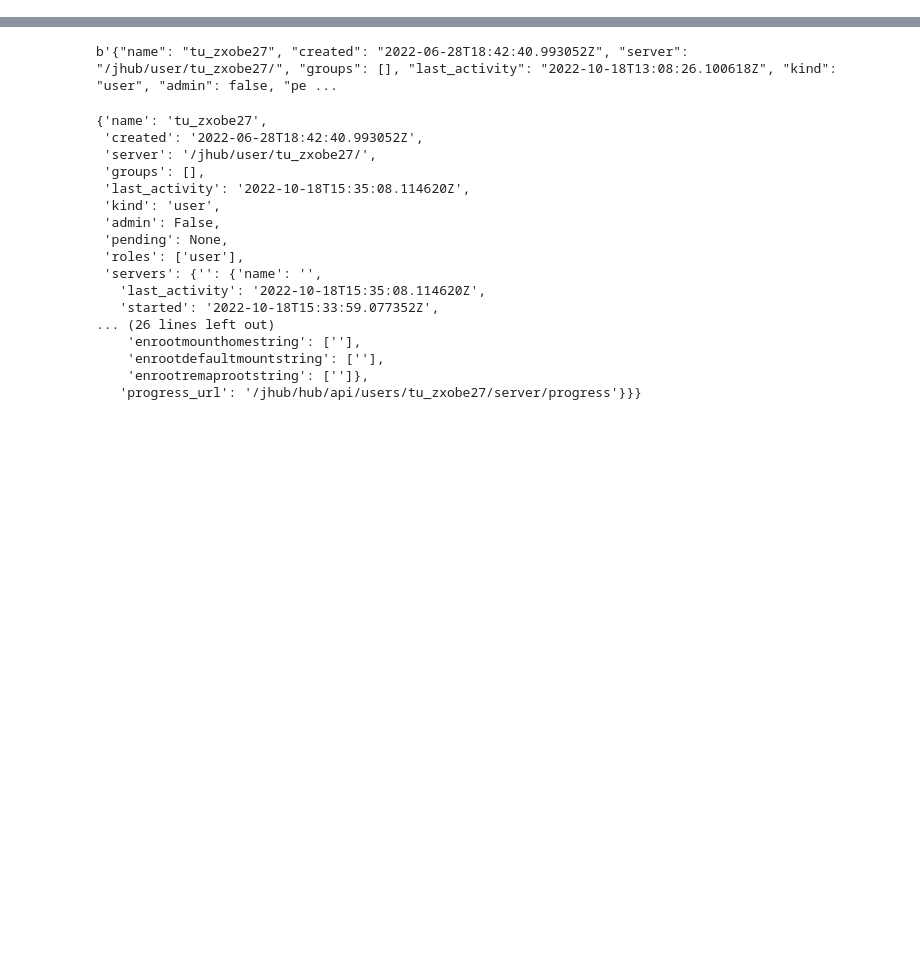
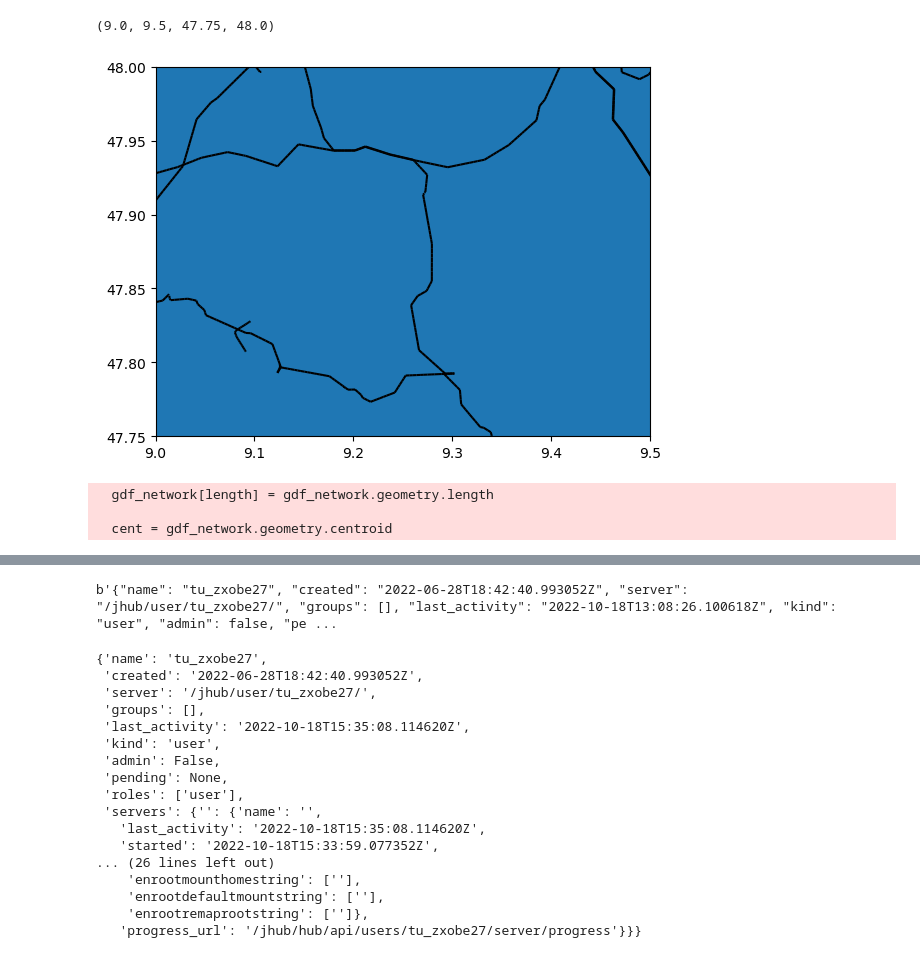
Before and after one commit to felixschulz385/ds_project, a Jupyter notebook: experiments.ipynb, the cells around one changed output, grey strips where cells are left out. Drawn from its saved outputs; the diff is of its cells as text; code cells hidden in the pictures; blank space fills up the shorter version.

```diff
--- a/experiments.ipynb
+++ b/experiments.ipynb
@@ -44,0 +27,23 @@ xds_filtered.FF.plot()
+# %%
+# Filter for power lines
+# https://pyrosm.readthedocs.io/en/latest/custom_filter.html
+# https://wiki.openstreetmap.org/wiki/Map_features#Power
+power = ["line"] #, "minor_line", "cable"
+grid = osm.get_data_by_custom_criteria(custom_filter={"power": power},
+                                        # Keep data matching the criteria above
+                                        filter_type="keep",
+                                        # Do not keep nodes (point data)
+                                        keep_nodes=False,
+                                        keep_ways=True,
+                                        keep_relations=True)
+# %%
+states = gpd.read_file("data/gadm41_DEU_shp/gadm41_DEU_1.shp")
+# %%
+fig, ax = plt.subplots(1, 1)
+states.plot(ax = ax)
+grid.plot(ax = ax, color = "black")
+#plt.axis([8.5, 10.5, 47, 49])
+plt.axis([9.0, 9.5, 47.75, 48])
+# %% [output]
+(9.0, 9.5, 47.75, 48.0)
+[figure, added]
@@ -44,0 +55,7 @@ xds_filtered.FF.plot()
+# %%
+# https://networkx.org/documentation/latest/auto_examples/geospatial/fix_plot_lines.html#sphx-glr-auto-examples-geospatial-fix-plot-lines-py
+geo_graph = momepy.gdf_to_nx(grid, approach = "dual")
+# %% [output]
+  gdf_network[length] = gdf_network.geometry.length
+
+  cent = gdf_network.geometry.centroid
```
Also changed, not shown: parts of 23 cells of this notebook, 10 other files.
